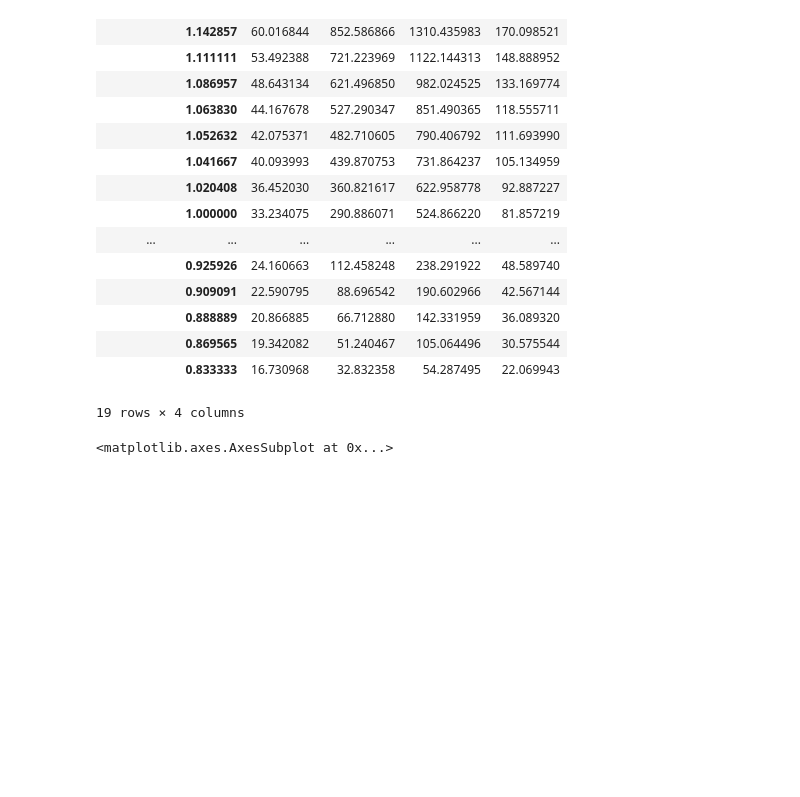
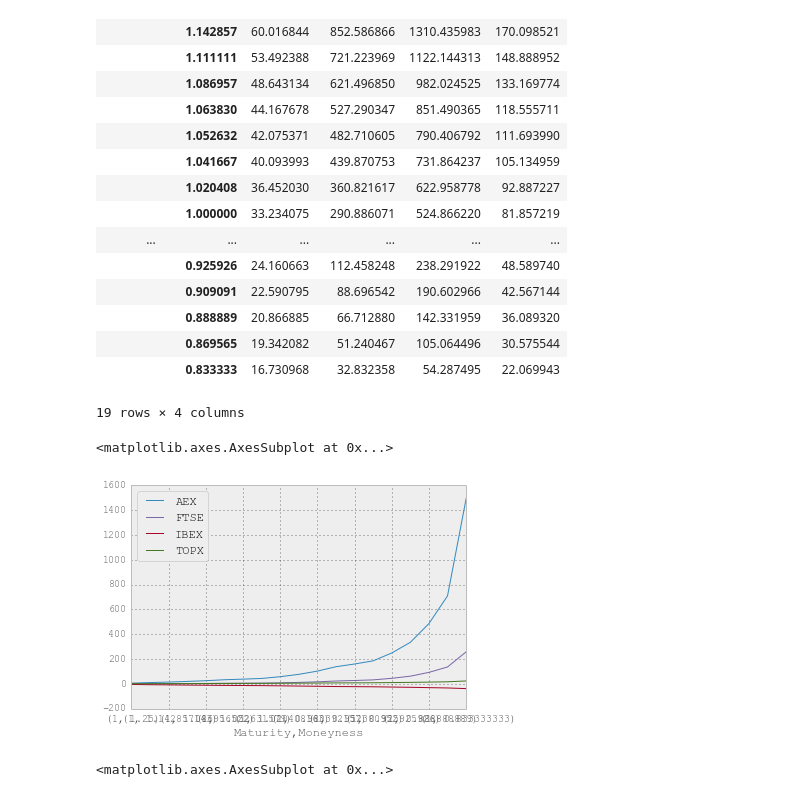
Before and after one commit to ZaighumRajput/IPython, a Jupyter notebook: Finance/mertonJumpFunction.ipynb, the cells around one changed output. Saved outputs shown, nothing was run; the diff lists cells and outputs as text; code cells hidden in the pictures; blank space fills up the shorter version.

Commit message:
plotting Volatility surfaces

```diff
--- a/Finance/mertonJumpFunction.ipynb
+++ b/Finance/mertonJumpFunction.ipynb
@@ -152,6 +152,12 @@ calibValuesMatlab = [[0.2047,	-0.2523,	0.0495,	0.0964],
 [0.2041,	-0.0545,	0.29,	0.1466],
 [0.2046,	-0.2384,	0.0777,	0.0838]]
 calibratedValuesMatlabDF = pd.DataFrame(calibValuesMatlab, columns =indexNames, index = parameterNames)
+# %%
+calibValuesCSharp2 = [[ 0.0993210061144532,	-0.00464682839132026,	0.01,	0.01],
+                    [0.105462637826426,	-0.00972684864561634,	0.01	,0.01],
+                    [0.104873080078878,	-0.000580154410967173,	0.01,	0.01],
+                    [0.108503290771899,	0.00125771799586487,	0.01,	0.01	]]
+calibratedValuesCSharp2DF = pd.DataFrame(calibValuesCSharp, columns =indexNames, index = parameterNames)
 # %%
 (calibratedValuesCSharpDF - calibratedValuesMatlabDF)/calibratedValuesMatlabDF
 # %% [output]
@@ -388,6 +394,15 @@ matlabPrices
 19 rows × 4 columns
 # %%
 csharpPrices = volToPriceMJD(indexCurves,calibratedValuesCSharpDF);
+# %%
+csharpPrices2 = volToPriceMJD(indexCurves,calibratedValuesCSharp2DF);
+# %%
+C = ((csharpPrices2 - marketPrices)/marketPrices)*100
+# %%
+C.plot()
+# %% [output]
+<matplotlib.axes.AxesSubplot at 0x...>
+[figure, added]
 # %%
 csharpPrices.plot()
 # %% [output]
```
Also changed, not shown: 3 other files.
